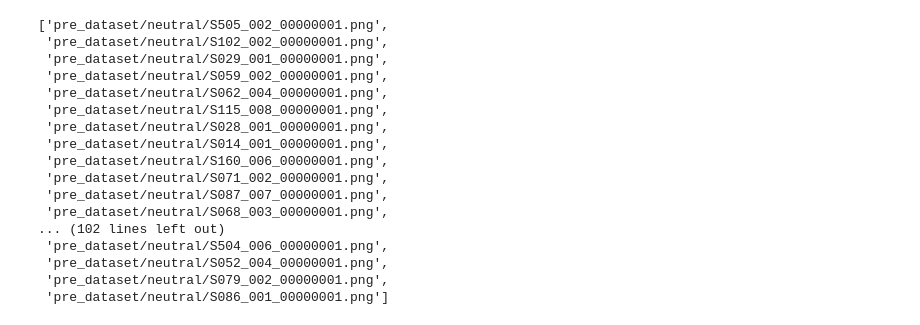
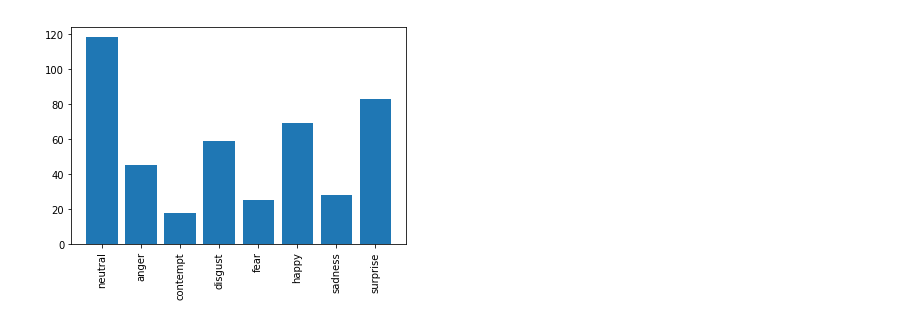
Before and after one commit to karthikBalasubramanian/FER, a Jupyter notebook: FER Capstone Implementation.ipynb, the cells around one changed output. Saved outputs shown, nothing was run; the diff lists cells and outputs as text; code cells hidden in the pictures.

```diff
--- a/FER Capstone Implementation.ipynb
+++ b/FER Capstone Implementation.ipynb
@@ -126,20 +140,14 @@ files = glob.glob("pre_dataset/{0}/*".format("neutral"))
-# %%
-files
-# %% [output]
-['pre_dataset/neutral/S505_002_00000001.png',
- 'pre_dataset/neutral/S102_002_00000001.png',
- 'pre_dataset/neutral/S029_001_00000001.png',
- 'pre_dataset/neutral/S059_002_00000001.png',
- 'pre_dataset/neutral/S062_004_00000001.png',
- 'pre_dataset/neutral/S115_008_00000001.png',
- 'pre_dataset/neutral/S028_001_00000001.png',
- 'pre_dataset/neutral/S014_001_00000001.png',
- 'pre_dataset/neutral/S160_006_00000001.png',
- 'pre_dataset/neutral/S071_002_00000001.png',
- 'pre_dataset/neutral/S087_007_00000001.png',
- 'pre_dataset/neutral/S068_003_00000001.png',
-... (102 lines left out)
- 'pre_dataset/neutral/S504_006_00000001.png',
- 'pre_dataset/neutral/S052_004_00000001.png',
- 'pre_dataset/neutral/S079_002_00000001.png',
- 'pre_dataset/neutral/S086_001_00000001.png']
+# %%
+# Visualize the distribution of the dataset
+import matplotlib.pyplot as plt
+%matplotlib inline
+
+image_dict = dict()
+for emotion in emotions:
+    image_dict[emotion] = len(glob.glob("dataset/{0}/*".format(emotion)))
+
+plt.bar(range(len(image_dict)), list(image_dict.values()), align='center')
+plt.xticks(range(len(image_dict)), list(image_dict.keys()), rotation=90)
+plt.show()
+# %% [output]
+[figure, added]
```
Also changed, not shown: parts of 20 cells of this notebook, 1 other file.
